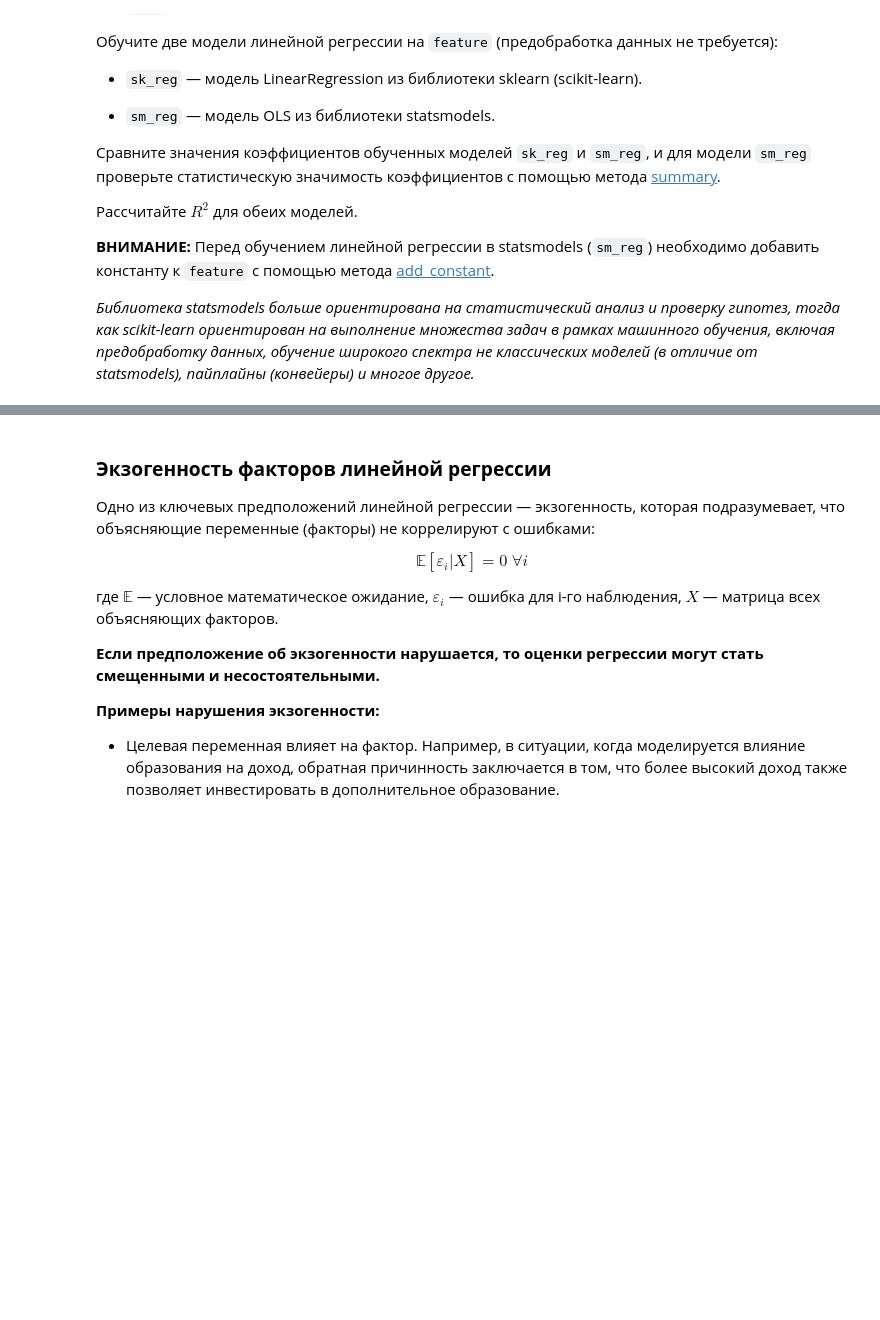
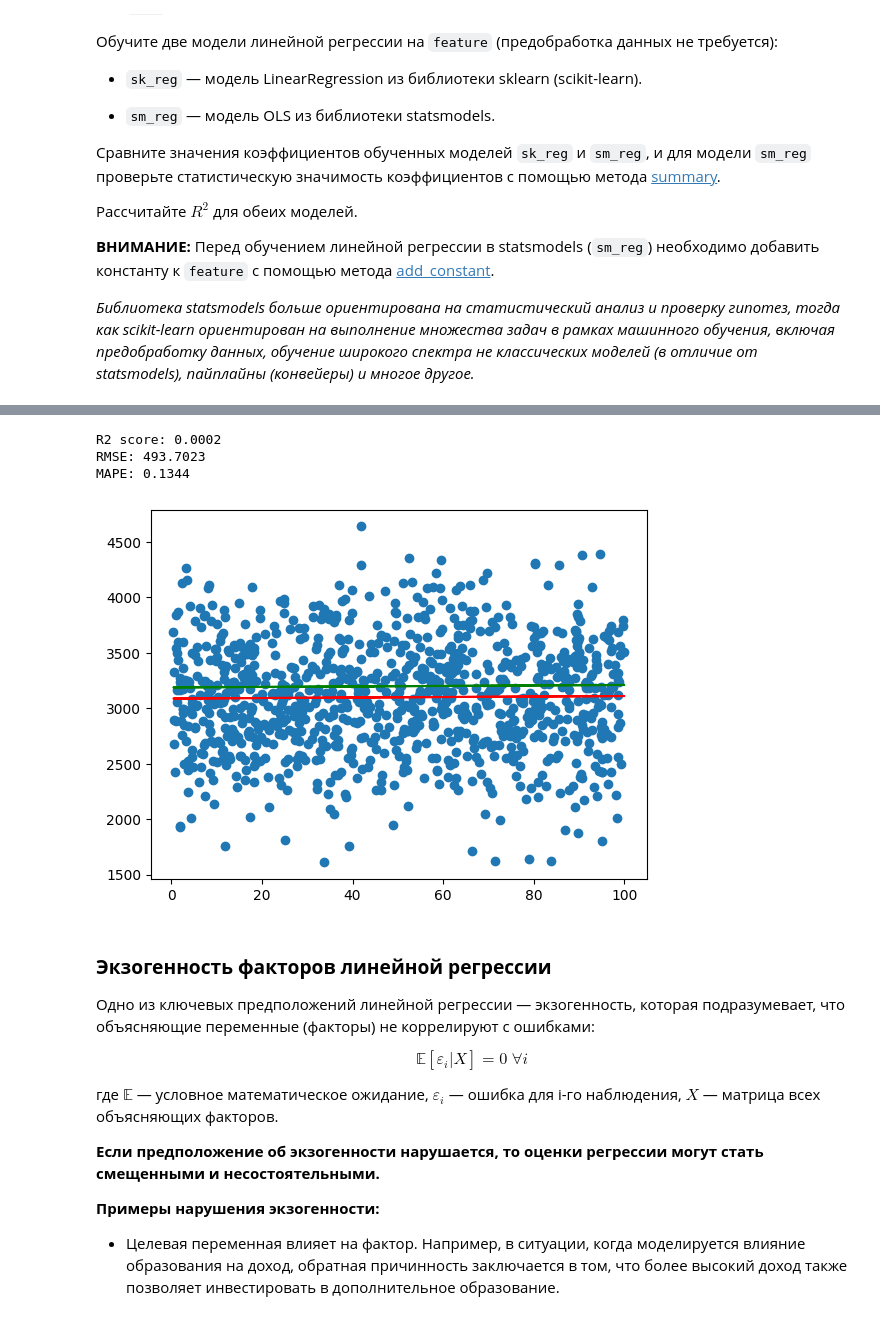
Before and after one commit to ml2me/study, a Jupyter notebook: classic_ML/1/01.Задание.ipynb, the cells around one changed output, grey strips where cells are left out. Drawn from its saved outputs; the diff is of its cells as text; code cells hidden in the pictures; blank space fills up the shorter version.

```diff
--- a/classic_ML/1/01.Задание.ipynb
+++ b/classic_ML/1/01.Задание.ipynb
@@ -213,6 +237,6 @@ metrics_report(...)
 # Обучите модель sm_reg на всем наборе данных и рассмотрите вывод метода summary
 # Перед обучением sm_reg необходимо добавить константу к feature с помощью метода add_constant
 
-feature_const = ...
-sm_reg = OLS(...).fit()
+feature_const = sm.add_constant(feature)
+sm_reg = OLS(cost, feature_const).fit()
 print(sm_reg.summary())
@@ -219,16 +261,24 @@ print(sm_reg.summary())
 # %%
 # Посчитайте метрики качества модели sm_reg
+y_sm = sm_reg.predict(feature_const)
 
-metrics_report(...)
+metrics_report(cost, y_sm)
+# %% [output]
+R2 score: 0.0002
+RMSE: 493.7023
+MAPE: 0.1344
 # %%
 # Постройте точечную диаграмму cost ~ feature и нанесите на нее предсказания одной из моделей
 
 plt.scatter(
-    x=...,
-    y=...
+    x=feature,
+    y=cost
 )
-plt.plot(feature, ..., color='r')
+plt.plot(feature, y_gv, color='r')
+plt.plot(feature, y_sm + 100, color='g')
 plt.show()
+# %% [output]
+[figure, added]
 # %% [markdown]
 ### **Экзогенность факторов линейной регрессии**
 
```
Also changed, not shown: parts of 9 cells of this notebook, 1 other file.
